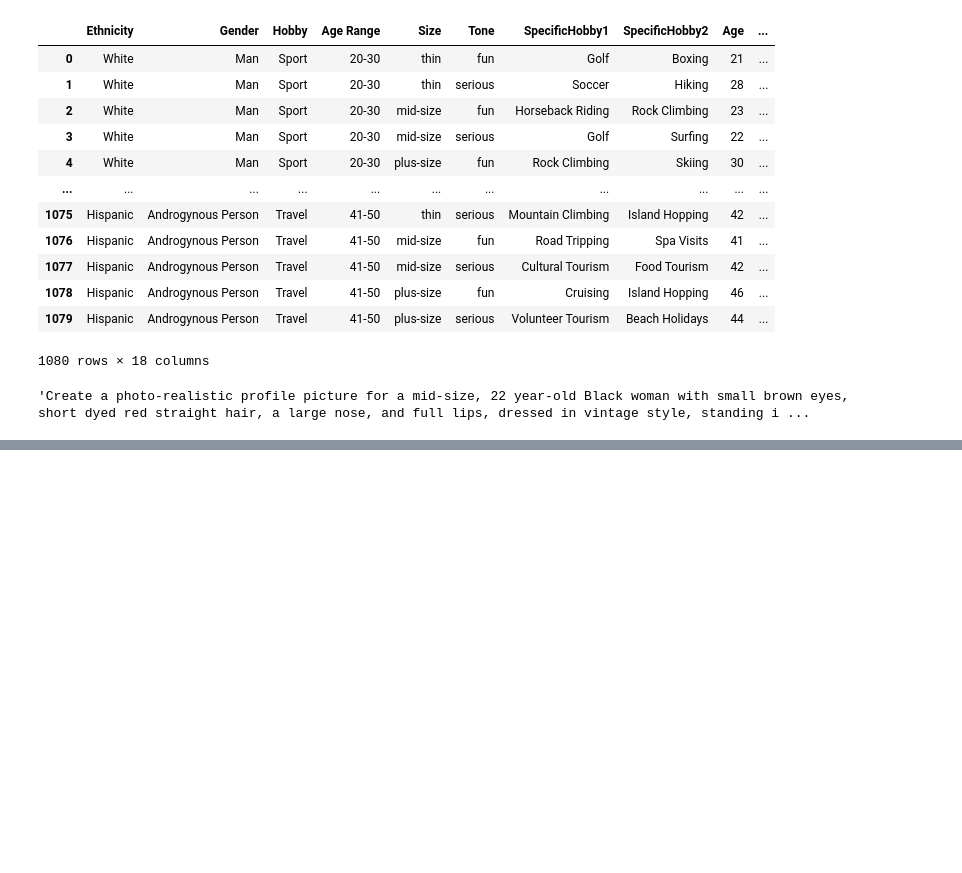
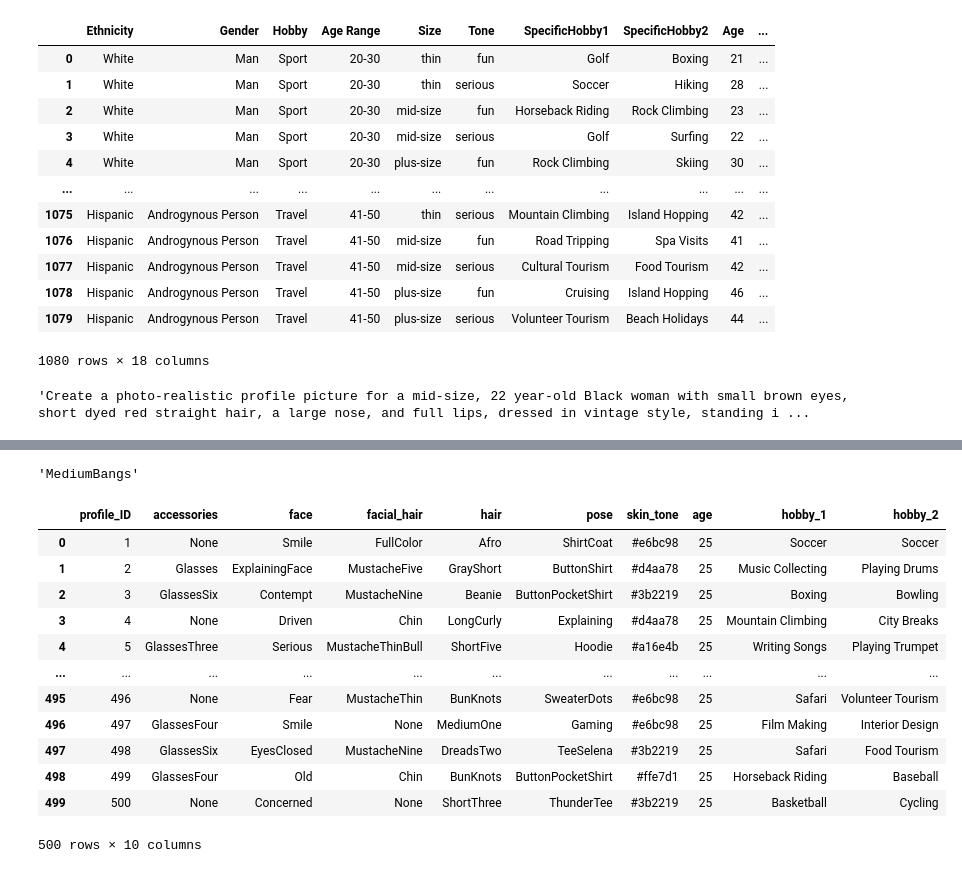
Before and after one commit to sofiahafner/dating-app-experiment, a Jupyter notebook: profiles/ProfileCreation.ipynb, the cells around one changed output, grey strips where cells are left out. Cells and saved outputs as stored; diff of their text form; code cells hidden in the pictures; blank space fills up the shorter version.

```diff
--- a/profiles/ProfileCreation.ipynb
+++ b/profiles/ProfileCreation.ipynb
@@ -464,0 +179,21 @@ const accessoryComponents = {
+# %%
+accessories.pop(accessories.index("Eyepatch"))
+facial_hair.pop(facial_hair.index("MustacheEight"))
+
+poses.pop(poses.index("Killer"))
+
+faces.pop(faces.index("CalmWithMask"))
+faces.pop(faces.index("SmileWithMask"))
+faces.pop(faces.index("CheersWithMask"))
+faces.pop(faces.index("Cyclops"))
+faces.pop(faces.index("Monster"))
+faces.pop(faces.index("LoveGrinTongue"))
+faces.pop(faces.index("LoveGrinTeeth"))
+
+hair.pop(hair.index("Bear"))
+hair.pop(hair.index("DocOne"))
+hair.pop(hair.index("DocTwo"))
+hair.pop(hair.index("DocThree"))
+hair.pop(hair.index("MediumBangs"))
+# %% [output]
+'MediumBangs'
@@ -464,0 +234,44 @@ const accessoryComponents = {
+# %%
+import numpy as np
+df = pd.DataFrame({'profile_ID': range(1, 501)})
+
+def assign_peep_features(row):
+    peep_accessories = random.choice(accessories) if random.random() > 0.3 else "None"
+    peep_face = random.choice(faces)
+    peep_facial_hair = random.choice(facial_hair) if random.random() > 0.2 else "None"
+    peep_hair = random.choice(hair)
+    peep_pose = random.choice(poses)
+    main_hobby = random.choice(["Sport", "Music", "Art", "Travel"])
+    skin_tone = random.choice(skin_tones)
+    age = 25
+    hobby_1 = random.choice(hobbies_dict[main_hobby])
+    hobby_2 = random.choice(hobbies_dict[main_hobby])
+
+    return pd.Series({
+        'accessories': peep_accessories,
+        'face': peep_face,
+        'facial_hair': peep_facial_hair,
+        'hair': peep_hair,
+        'pose': peep_pose,
+        'skin_tone': skin_tone,
+        'age': age,
+        'hobby_1': hobby_1,
+        'hobby_2': hobby_2
+    })
+
+df[['accessories', 'face', 'facial_hair', 'hair', 'pose', 'skin_tone', 'age', 'hobby_1', 'hobby_2']] = df.apply(assign_peep_features, axis=1)
+df
+# %% [output]
+|  | profile_ID | accessories | face | facial_hair | hair | pose | skin_tone | age | hobby_1 | hobby_2 |
+| 0 | 1 | None | Smile | FullColor | Afro | ShirtCoat | #e6bc98 | 25 | Soccer | Soccer |
+| 1 | 2 | Glasses | ExplainingFace | MustacheFive | GrayShort | ButtonShirt | #d4aa78 | 25 | Music Collecting | Playing Drums |
+| 2 | 3 | GlassesSix | Contempt | MustacheNine | Beanie | ButtonPocketShirt | #3b2219 | 25 | Boxing | Bowling |
+| 3 | 4 | None | Driven | Chin | LongCurly | Explaining | #d4aa78 | 25 | Mountain Climbing | City Breaks |
+| 4 | 5 | GlassesThree | Serious | MustacheThinBull | ShortFive | Hoodie | #a16e4b | 25 | Writing Songs | Playing Trumpet |
+| ... | ... | ... | ... | ... | ... | ... | ... | ... | ... | ... |
+| 495 | 496 | None | Fear | MustacheThin | BunKnots | SweaterDots | #e6bc98 | 25 | Safari | Volunteer Tourism |
+| 496 | 497 | GlassesFour | Smile | None | MediumOne | Gaming | #e6bc98 | 25 | Film Making | Interior Design |
+| 497 | 498 | GlassesSix | EyesClosed | MustacheNine | DreadsTwo | TeeSelena | #3b2219 | 25 | Safari | Food Tourism |
+| 498 | 499 | GlassesFour | Old | Chin | BunKnots | ButtonPocketShirt | #ffe7d1 | 25 | Horseback Riding | Baseball |
+| 499 | 500 | None | Concerned | None | ShortThree | ThunderTee | #3b2219 | 25 | Basketball | Cycling |
+500 rows × 10 columns
```
Also changed, not shown: parts of 11 cells of this notebook, 5 other files.
